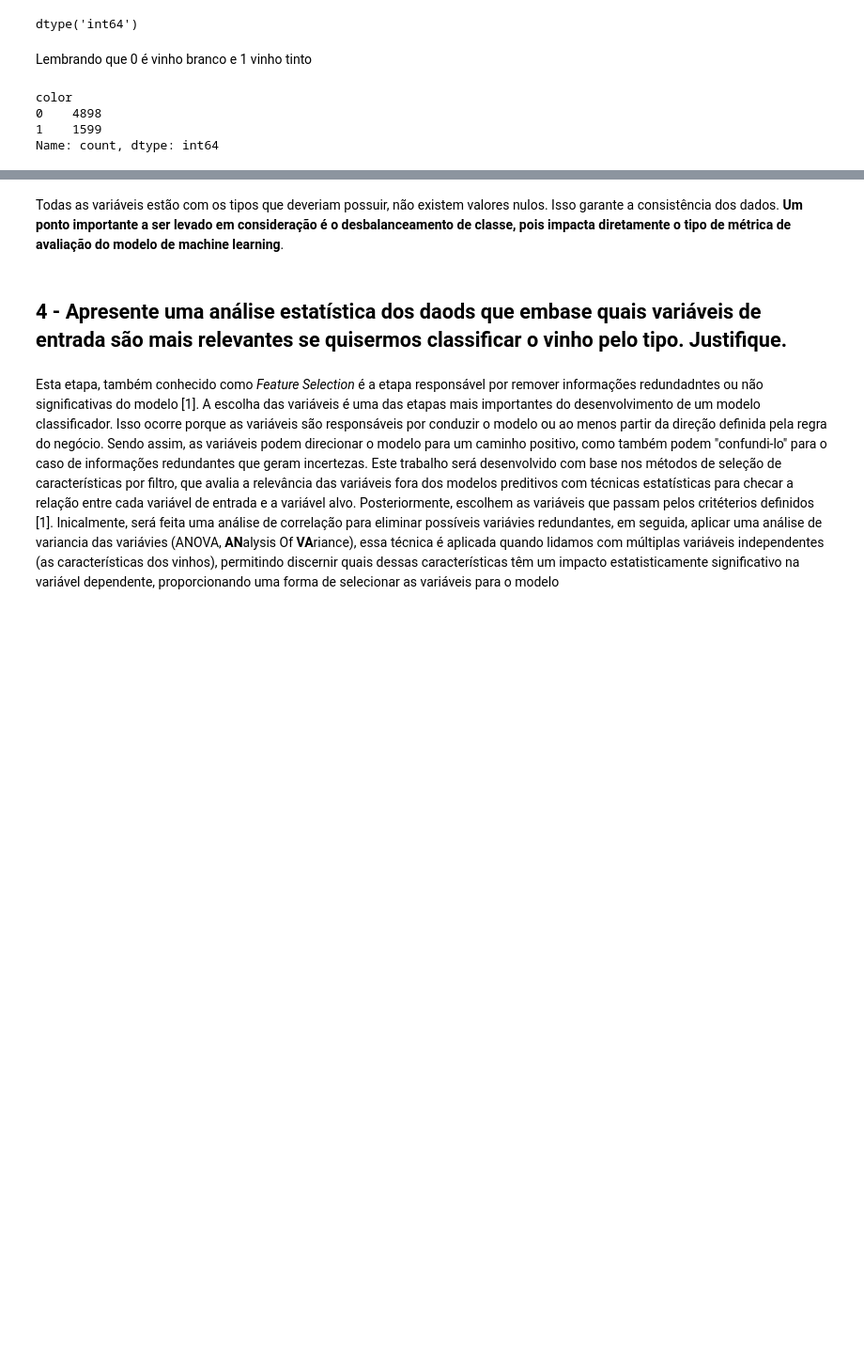
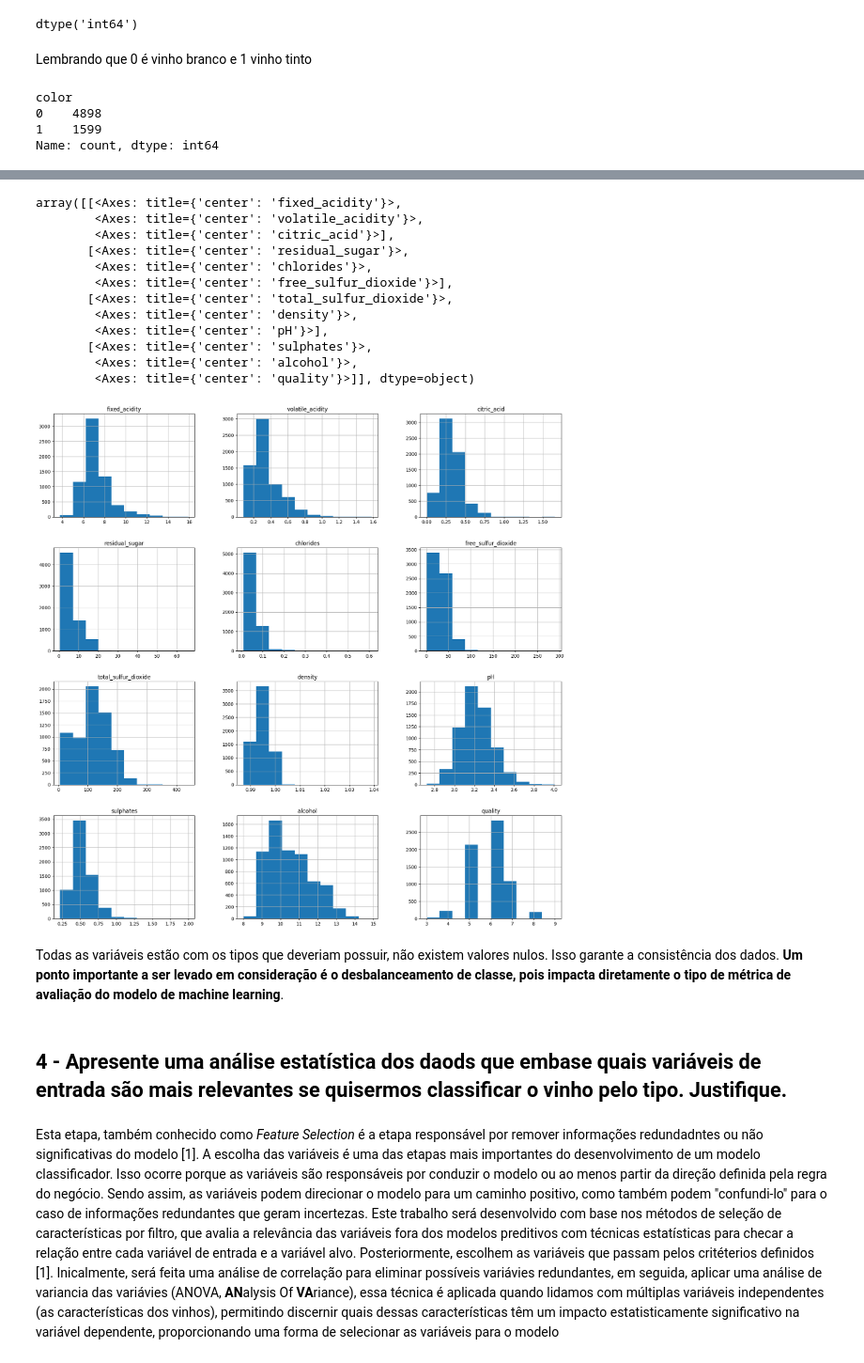
Before and after one commit to ramonfv/Signal-Processing-using-Neural-Networks, a Jupyter notebook: Project1/wineAnalisys.ipynb, the cells around one changed output, grey strips where cells are left out. Shown: that part at 94% size. Saved outputs shown, nothing was run; the diff lists cells and outputs as text; code cells hidden in the pictures; blank space fills up the shorter version.

```diff
--- a/Project1/wineAnalisys.ipynb
+++ b/Project1/wineAnalisys.ipynb
@@ -159,3 +180,19 @@ Name: count, dtype: int64
+# %%
+dataWines.hist(figsize=(20, 20))
+# %% [output]
+array([[<Axes: title={'center': 'fixed_acidity'}>,
+        <Axes: title={'center': 'volatile_acidity'}>,
+        <Axes: title={'center': 'citric_acid'}>],
+       [<Axes: title={'center': 'residual_sugar'}>,
+        <Axes: title={'center': 'chlorides'}>,
+        <Axes: title={'center': 'free_sulfur_dioxide'}>],
+       [<Axes: title={'center': 'total_sulfur_dioxide'}>,
+        <Axes: title={'center': 'density'}>,
+        <Axes: title={'center': 'pH'}>],
+       [<Axes: title={'center': 'sulphates'}>,
+        <Axes: title={'center': 'alcohol'}>,
+        <Axes: title={'center': 'quality'}>]], dtype=object)
+[figure, added]
 # %% [markdown]
 Todas as variáveis estão com os tipos que deveriam possuir, não existem valores nulos. Isso garante a consistência dos dados.
 **Um ponto importante a ser levado em consideração é o desbalanceamento de classe, pois impacta diretamente o tipo de métrica de avaliação do modelo de machine learning**.
```
Also changed, not shown: parts of 25 cells of this notebook.
